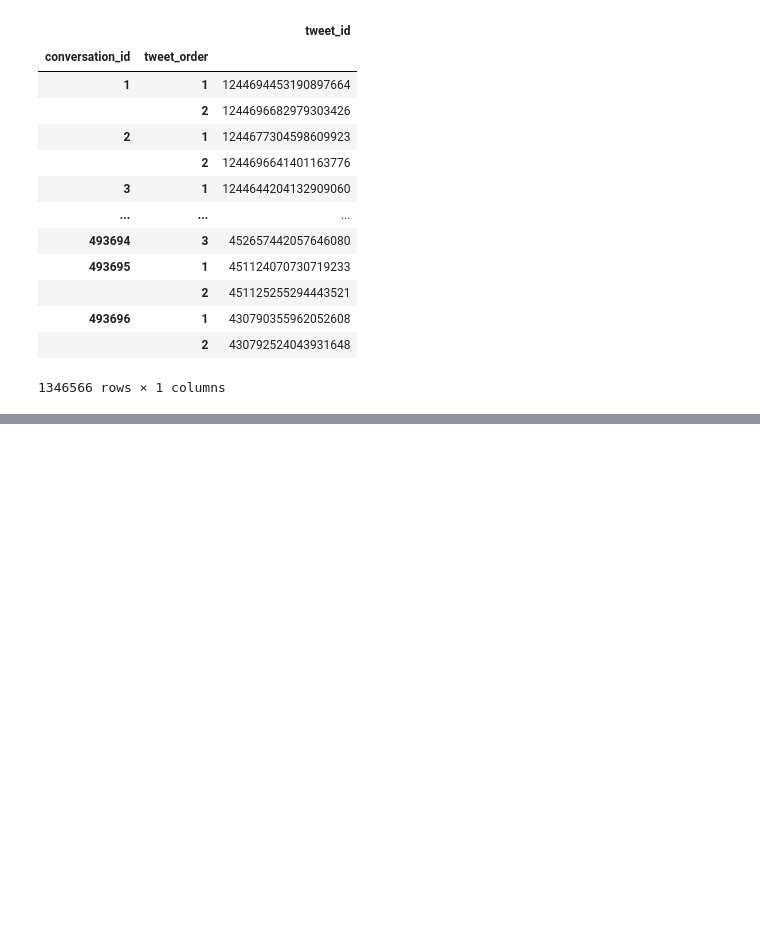
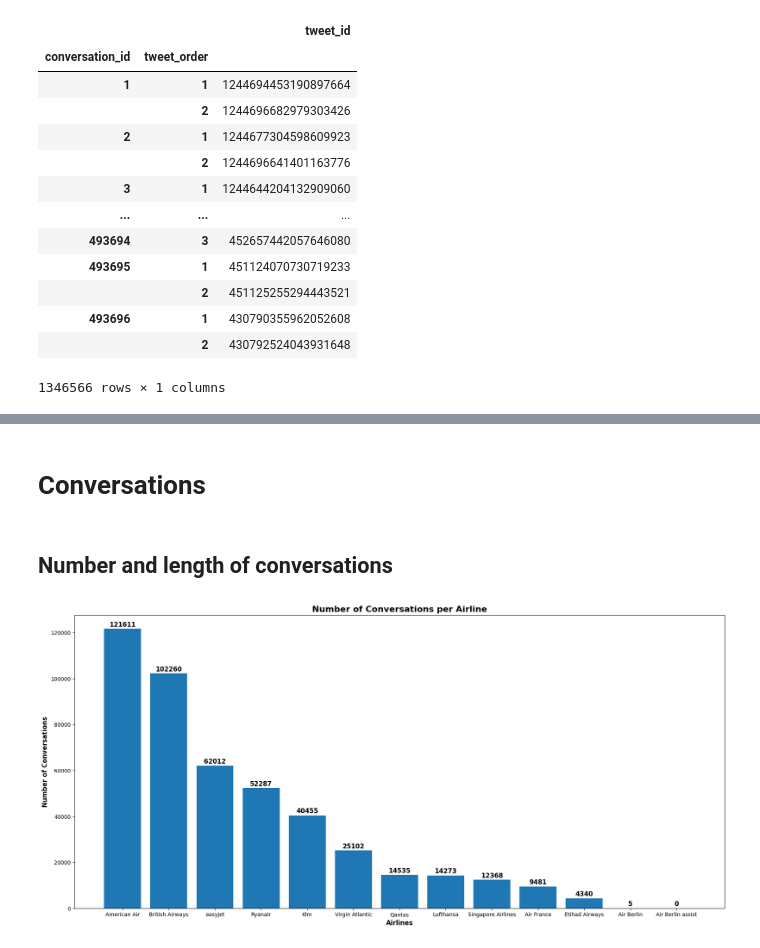
Before and after one commit to skyrimer/DBL-Micro-Soft, a Jupyter notebook: Split 2/EDA.ipynb, the cells around one changed output, grey strips where cells are left out. Cells and saved outputs as stored; diff of their text form; code cells hidden in the pictures; blank space fills up the shorter version.

Commit message:
partial visualisations and nouns for categorization run

```diff
--- a/Split 2/EDA.ipynb
+++ b/Split 2/EDA.ipynb
@@ -51,7 +53,8 @@ COMPANY_NAME_TO_ID = {
     "Etihad Airways": "45621423",
     "Virgin Atlantic": "20626359",
 }
-
+COMPANY_ID_LIST = list(COMPANY_NAME_TO_ID.values())
+COMPANY_NAME_LIST = list(COMPANY_NAME_TO_ID.keys())
 COMPANY_ID_TO_NAME = {v: k for k, v in COMPANY_NAME_TO_ID.items()}
 # %%
 def get_full_language_name(language_code: str,
@@ -143,3 +146,6 @@ df_conversations
 | 493696 | 1 | 430790355962052608 |
 |  | 2 | 430792524043931648 |
 1346566 rows × 1 columns
+# %%
+df_all = df_conversations.merge(df_tweets_and_users, left_on='tweet_id', right_index=True, how='left')
+df_all
@@ -145,0 +167,41 @@ df_conversations
+# %% [markdown]
+# Conversations
+# %% [markdown]
+## Number and length of conversations
+# %%
+# Reset index to access columns easily
+df_reset = df_all.reset_index()
+
+# Dictionary to store the number of conversations per user
+user_conversations_count = {}
+
+# Calculate the number of conversations per user
+for user_id in COMPANY_ID_LIST:
+    # Filter the DataFrame to include only rows where the specific user is involved
+    filtered_df = df_reset[df_reset['user_id'] == user_id]
+
+    # Identify unique conversation IDs
+    unique_conversations = filtered_df['conversation_id'].unique()
+
+    # Count the number of unique conversations
+    num_unique_conversations = len(unique_conversations)
+
+    # Store the count in the dictionary
+    name = COMPANY_ID_TO_NAME[user_id]
+    user_conversations_count[name] = num_unique_conversations
+
+sorted_user_conversations_count = dict(sorted(user_conversations_count.items(), key=lambda item: item[1], reverse=True))
+# Create a bar chart
+plt.figure(figsize=(22, 10))
+# colors = viridis(range(len(sorted_user_conversations_count)))
+bars = plt.bar(sorted_user_conversations_count.keys(), sorted_user_conversations_count.values())
+plt.xlabel('Airlines', fontsize=12, fontweight='bold')
+plt.ylabel('Number of Conversations', fontsize=12, fontweight='bold')
+plt.title('Number of Conversations per Airline', fontsize=16, weight='bold')
+
+# Add data labels on top of each bar
+for bar in bars:
+    yval = bar.get_height()
+    plt.text(bar.get_x() + bar.get_width()/2, yval + 1000, int(yval), ha='center', fontsize=12, fontweight='bold')
+# %% [output]
+[figure, added]
```
Also changed, not shown: parts of 23 cells of this notebook, 1 other file.
